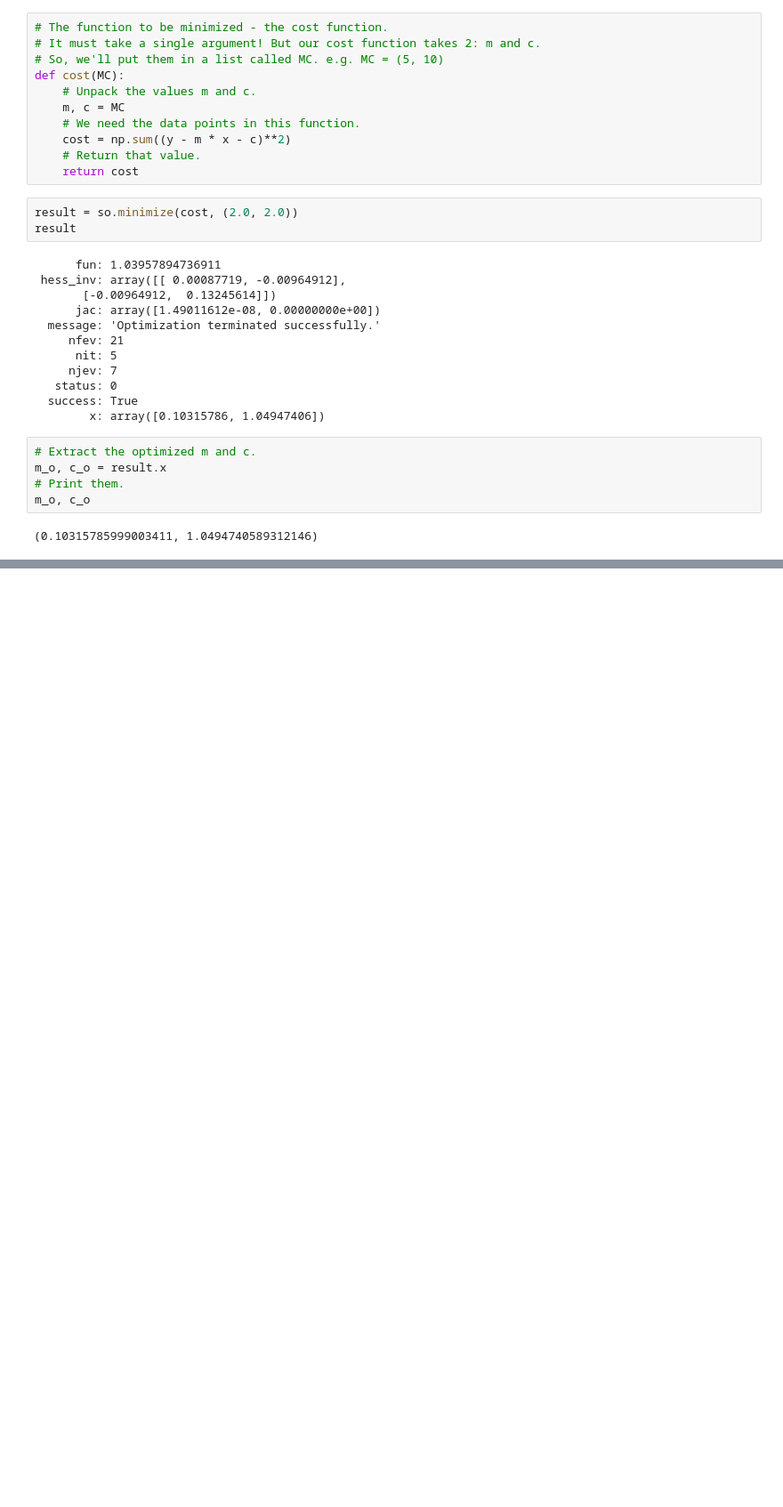
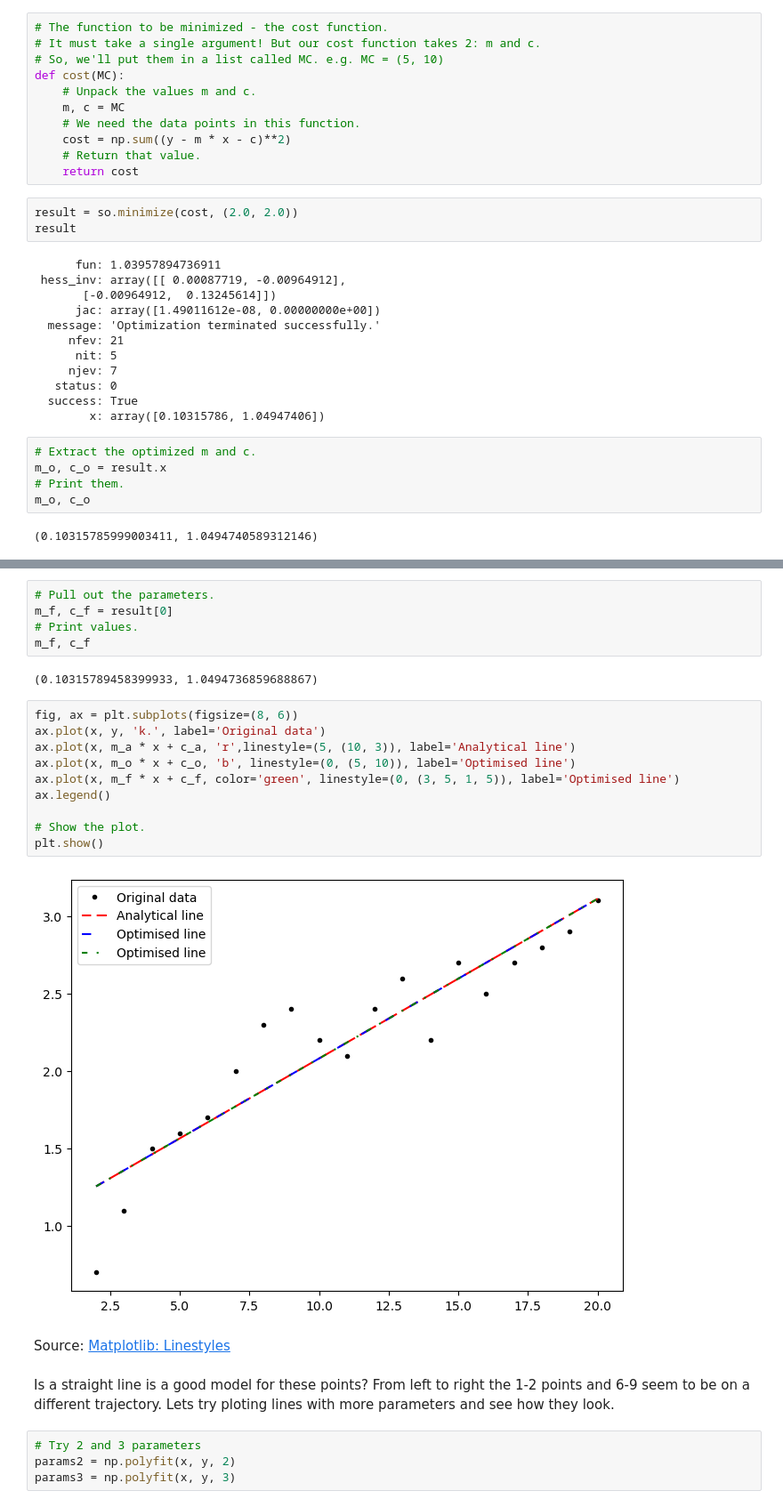
Before and after one commit to ShaneOG2/machstat-assessment, a Jupyter notebook: Practicals/Regular Tasks/Topic 2 - Models.ipynb, the cells around one changed output, grey strips where cells are left out. Shown at 89% size. Cells and saved outputs as stored; diff of their text form; blank space fills up the shorter version.

```diff
--- a/Practicals/Regular Tasks/Topic 2 - Models.ipynb
+++ b/Practicals/Regular Tasks/Topic 2 - Models.ipynb
@@ -275,0 +287,27 @@ plt.show()
+# %%
+# Pull out the parameters.
+m_f, c_f = result[0]
+# Print values.
+m_f, c_f
+# %% [output]
+(0.10315789458399933, 1.0494736859688867)
+# %%
+fig, ax = plt.subplots(figsize=(8, 6))
+ax.plot(x, y, 'k.', label='Original data')
+ax.plot(x, m_a * x + c_a, 'r',linestyle=(5, (10, 3)), label='Analytical line')
+ax.plot(x, m_o * x + c_o, 'b', linestyle=(0, (5, 10)), label='Optimised line')
+ax.plot(x, m_f * x + c_f, color='green', linestyle=(0, (3, 5, 1, 5)), label='Optimised line')
+ax.legend()
+
+# Show the plot.
+plt.show()
+# %% [output]
+[figure, added]
+# %% [markdown]
+Source: <a href="https://matplotlib.org/stable/gallery/lines_bars_and_markers/linestyles.html" target="_blank">Matplotlib: Linestyles</a>
+# %% [markdown]
+Is a straight line is a good model for these points? From left to right the 1-2 points and 6-9 seem to be on a different trajectory. Lets try ploting lines with more parameters and see how they look.
+# %%
+# Try 2 and 3 parameters
+params2 = np.polyfit(x, y, 2)
+params3 = np.polyfit(x, y, 3)
```
Also changed, not shown: parts of 13 cells of this notebook.
